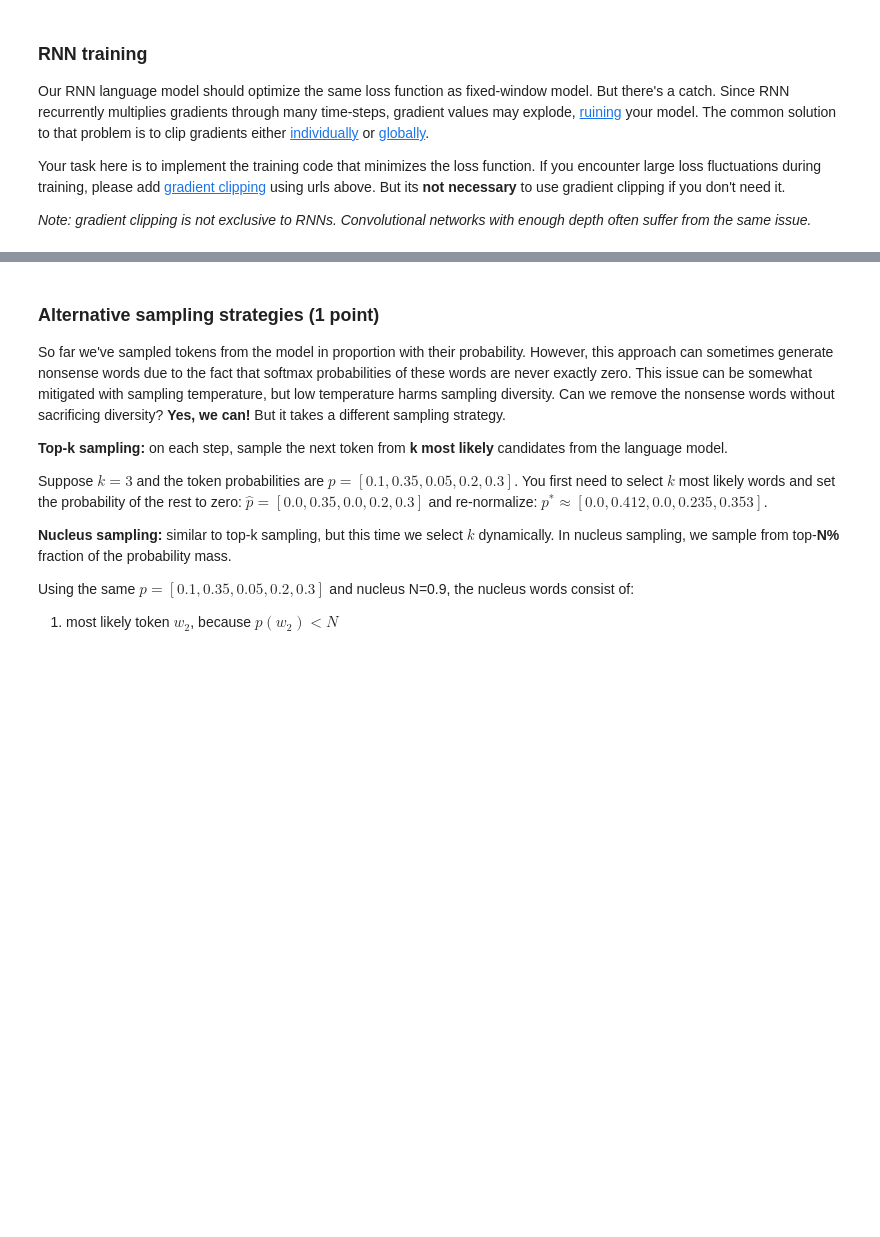
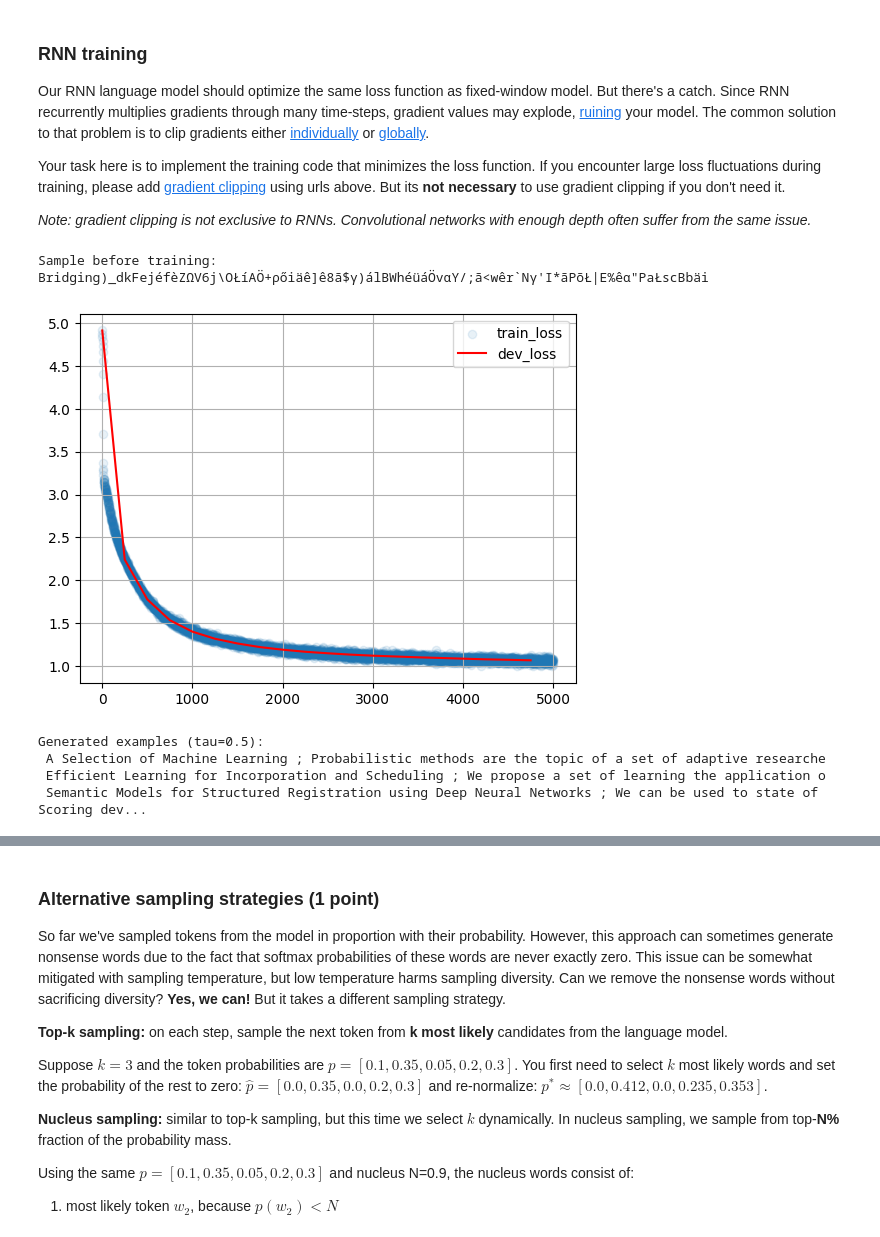
Before and after one commit to parseny/nlp_course, a Jupyter notebook: week03_lm/homework_pytorch.ipynb, the cells around one changed output, grey strips where cells are left out. Saved outputs shown, nothing was run; the diff lists cells and outputs as text; code cells hidden in the pictures; blank space fills up the shorter version.

```diff
--- a/week03_lm/homework_pytorch.ipynb
+++ b/week03_lm/homework_pytorch.ipynb
@@ -234,3 +307,6 @@ def generate(model, prefix=BOS, temperature=1.0, max_len=100):
 ### Training loop
 
 Finally, let's train our model on minibatches of data
+# %%
+device = 'cuda' if torch.cuda.is_available() else 'cpu'
+print(device)
@@ -241,7 +319,7 @@ train_lines, dev_lines = train_test_split(lines, test_size=0.25, random_state=42
 batch_size = 256
 score_dev_every = 250
 train_history, dev_history = [], []
-model = FixedWindowLanguageModel()
+model = FixedWindowLanguageModel().to(device)
 opt = torch.optim.Adam(model.parameters())
 
 # hint: if you ever wanted to switch to cuda, do it now.
@@ -316,7 +416,9 @@ class RNNLanguageModel(nn.Module):
 
         # YOUR CODE - create layers/variables/etc
 
-        <...>
+        self.emb = nn.Embedding(n_tokens, embedding_dim=emb_size)
+        self.gru = nn.GRU(emb_size, hid_size, batch_first=True)
+        self.fc = nn.Linear(hid_size, n_tokens, bias=False)
 
         #END OF YOUR CODE
 
@@ -328,7 +430,11 @@ class RNNLanguageModel(nn.Module):
             these outputs will be used as logits to compute P(x_t | x_0, ..., x_{t - 1})
         """
         # YOUR CODE - apply layers, see docstring above
-        return <...> # output tensor should be of shape [batch_size, sequence_length, n_tokens]
+        x = input_ix.to(device)
+        x = self.emb(x)
+        x = self.gru(x)
+        x = self.fc(x[0])
+        return x # output tensor should be of shape [batch_size, sequence_length, n_tokens]
 
     def get_possible_next_tokens(self, prefix=BOS, temperature=1.0, max_len=100):
         """ :returns: probabilities of next token, dict {token : prob} for all tokens """
@@ -368,37 +476,49 @@ batch_size = 64         # <-- please tune batch size to fit your CPU/GPU configu
 score_dev_every = 250
 train_history, dev_history = [], []
 
-model = <YOUR CODE HERE>
+model = RNNLanguageModel().to(device)
 opt = torch.optim.Adam(model.parameters())
 
 # score untrained model
 dev_history.append((0, score_lines(model, dev_lines, batch_size)))
 print("Sample before training:", generate(model, 'Bridging'))
+# %% [output]
+Sample before training: Bridging)_dkFejéfèZΩV6j\OŁíAÖ+ρőiäê]ê8ã$γ)álBWhéüáÖvαY/;ã<wêr`Nγ'I*ãPõŁ|E%êα"PaŁscBbäi
 # %%
 from IPython.display import clear_output
 from random import sample
 from tqdm import trange
 
 for i in trange(len(train_history), 5000):
     batch = to_matrix(sample(train_lines, batch_size))
 
-    <YOUR CODE - one step of the training loop for your RNN model>
+    # <YOUR CODE - one step of the training loop for your RNN model>
 
-    loss_i = <...>
 
+    loss_i = compute_loss(model, batch)
+    opt.zero_grad()
+    loss_i.backward()
+    opt.step()
     train_history.append((i, float(loss_i)))
 
     if (i + 1) % 50 == 0:
         clear_output(True)
         plt.scatter(*zip(*train_history), alpha=0.1, label='train_loss')
         if len(dev_history):
             plt.plot(*zip(*dev_history), color='red', label='dev_loss')
         plt.legend(); plt.grid(); plt.show()
         print("Generated examples (tau=0.5):")
         for _ in range(3):
             print(generate(model, temperature=0.5))
 
     if (i + 1) % score_dev_every == 0:
         print("Scoring dev...")
         dev_history.append((i, score_lines(model, dev_lines, batch_size)))
         print('#%i Dev loss: %.3f' % dev_history[-1])
+# %% [output]
+[figure, added]
+Generated examples (tau=0.5):
+ A Selection of Machine Learning ; Probabilistic methods are the topic of a set of adaptive researche
+ Efficient Learning for Incorporation and Scheduling ; We propose a set of learning the application o
+ Semantic Models for Structured Registration using Deep Neural Networks ; We can be used to state of
+Scoring dev...
```
Also changed, not shown: parts of 19 cells of this notebook.
